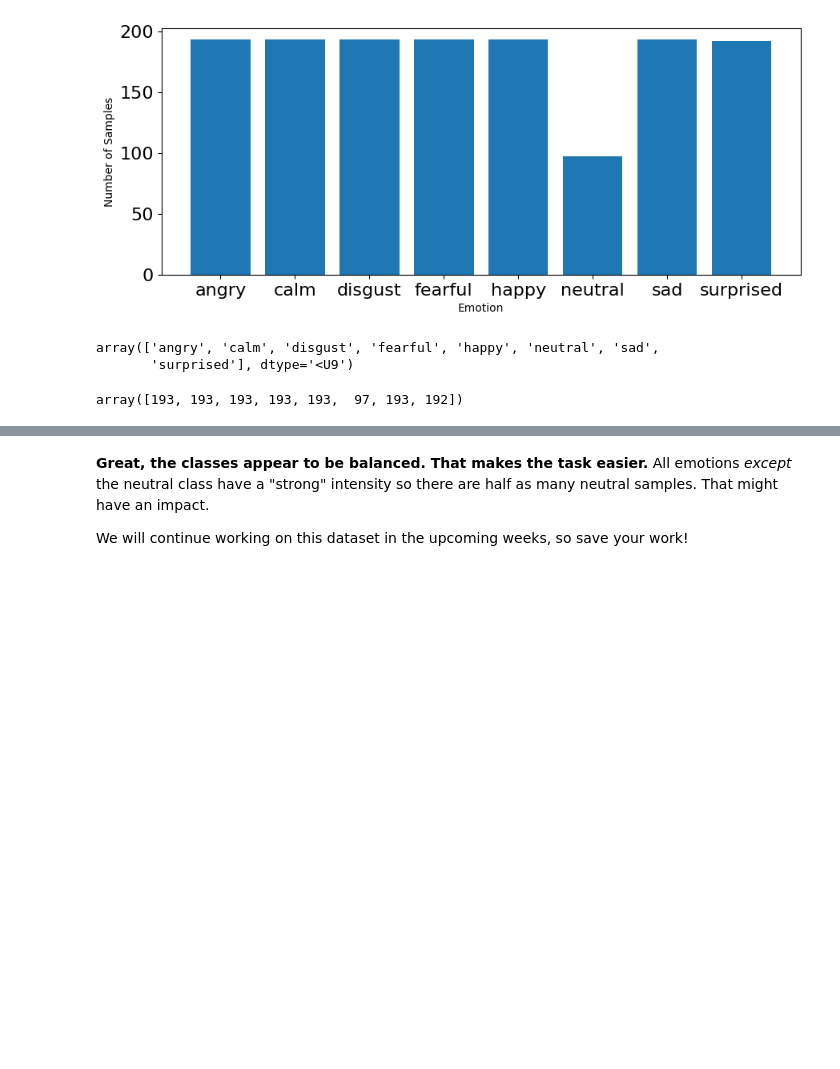
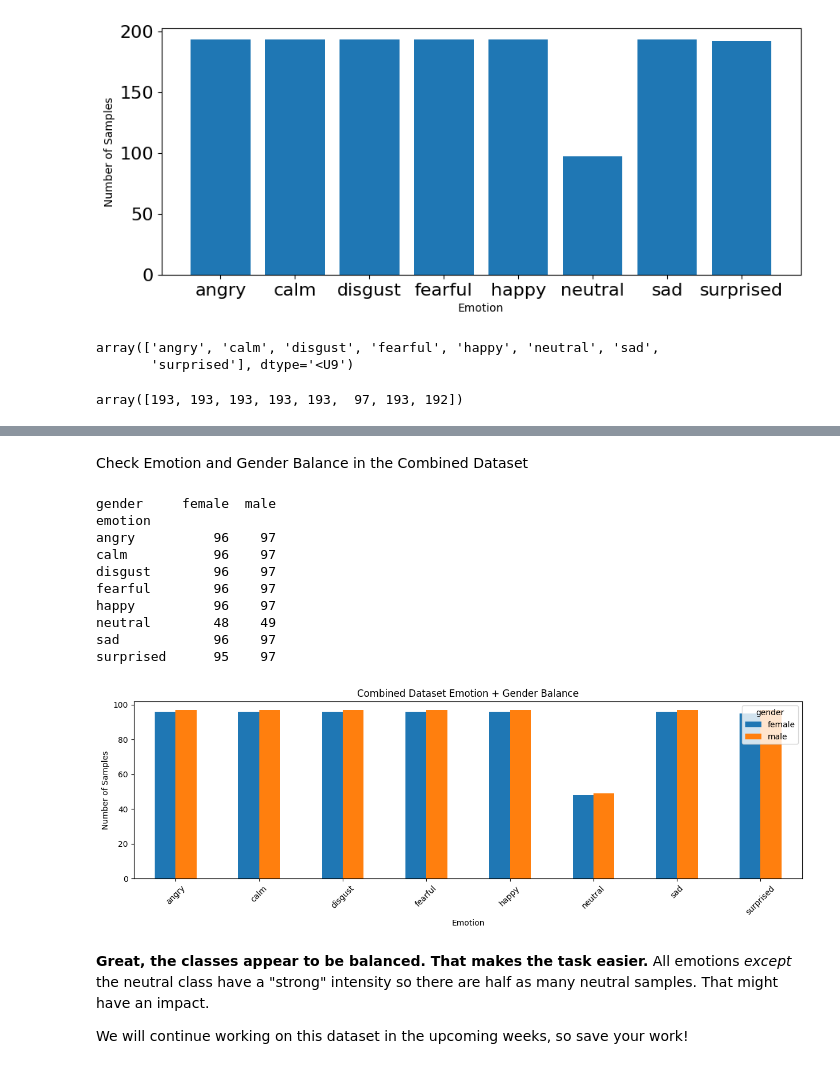
Before and after one commit to Yizhang-Zhu/Week2-DataPreprocessing, a Jupyter notebook: Week 2.ipynb, the cells around one changed output, grey strips where cells are left out. Cells and saved outputs as stored; diff of their text form; code cells hidden in the pictures; blank space fills up the shorter version.

```diff
--- a/Week 2.ipynb
+++ b/Week 2.ipynb
@@ -825,0 +828,13 @@ array([193, 193, 193, 193, 193,  97, 193, 192])
+# %%
+all_files = glob.glob("Audio Data/Actor_*/*.wav")
+
+my_voice_files = glob.glob("Audio Data/Actor_25/*.wav")
+
+ravdess_files = [
+    file for file in all_files
+    if "Actor_25" not in file.replace("\\", "/")
+]
+
+print("RAVDESS files:", len(ravdess_files))
+print("My voice files", len(my_voice_files))
+print("Combined:", len(all_files))
@@ -826,3 +927,49 @@ array([193, 193, 193, 193, 193,  97, 193, 192])
+# %% [markdown]
+Check Emotion and Gender Balance in the Combined Dataset
+# %%
+def make_gender_emotion_df(files):
+    data = []
+
+    for file in files:
+        file_name = os.path.basename(file)
+        parts = file_name.split("-")
+
+        emotion = emotions_dict[parts[2]]
+        actor = int(parts[6].replace(".wav", ""))
+        gender = "male" if actor % 2 == 1 else "female"
+
+        data.append({
+            "emotion": emotion,
+            "actor": actor,
+            "gender": gender
+        })
+
+    return pd.DataFrame(data)
+
+combined_df = make_gender_emotion_df(all_files)
+
+gender_balance = pd.crosstab(combined_df["emotion"], combined_df["gender"])
+
+print(gender_balance)
+
+gender_balance.plot(kind="bar", figsize=(15,4))
+plt.title("Combined Dataset Emotion + Gender Balance")
+plt.xlabel("Emotion")
+plt.ylabel("Number of Samples")
+plt.xticks(rotation=45)
+plt.show()
+# %% [output]
+gender     female  male
+emotion
+angry          96    97
+calm           96    97
+disgust        96    97
+fearful        96    97
+happy          96    97
+neutral        48    49
+sad            96    97
+surprised      95    97
+[figure, added]
 # %% [markdown]
 **Great, the classes appear to be balanced. That makes the task easier.** All emotions _except_ the neutral class have a "strong" intensity so there are half as many neutral samples. That might have an impact.
 
```
Also changed, not shown: parts of 6 cells of this notebook.
